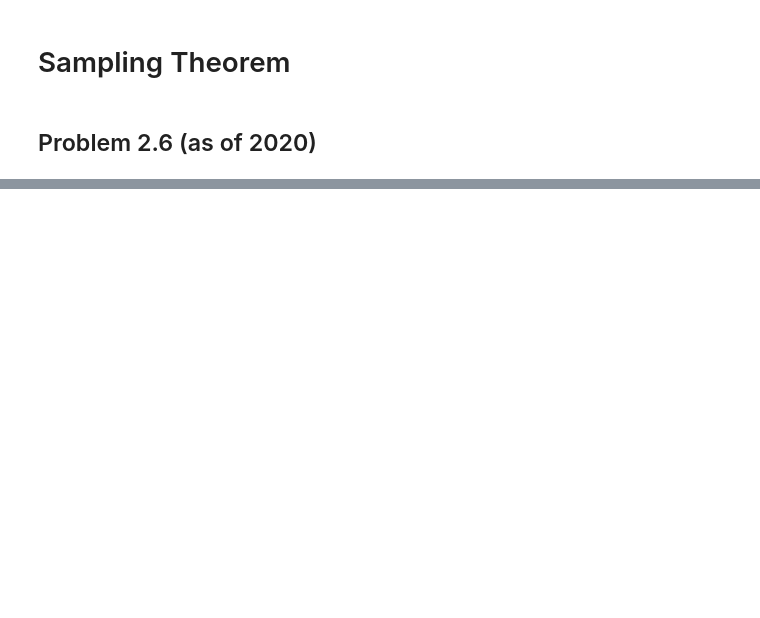
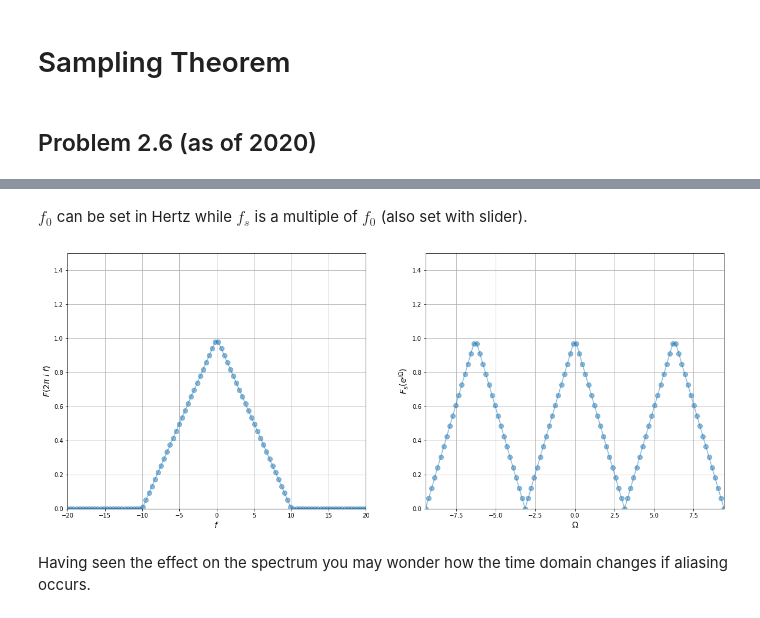
Before and after one commit to huesseol/DSSP-Illustrations, a Jupyter notebook: DSSP_From_Discrete_Time_to_Continuous_Time_and_Back.ipynb, the cells around one changed output, grey strips where cells are left out. Saved outputs shown, nothing was run; the diff lists cells and outputs as text; code cells hidden in the pictures; blank space fills up the shorter version.

```diff
--- a/DSSP_From_Discrete_Time_to_Continuous_Time_and_Back.ipynb
+++ b/DSSP_From_Discrete_Time_to_Continuous_Time_and_Back.ipynb
@@ -16,0 +100,8 @@ $Y_s(z) = \sum\limits_{s\in\mathbb{C} : e^{sT} = z} Y(s) \qquad$ (2.48 in lectur
+# %% [markdown]
+$f_0$ can be set in Hertz while $f_s$ is a multiple of $f_0$ (also set with slider).
+# %%
+plot()
+# %% [output]
+[figure, added]
+# %% [markdown]
+Having seen the effect on the spectrum you may wonder how the time domain changes if aliasing occurs.
```
Also changed, not shown: parts of 3 cells of this notebook.
